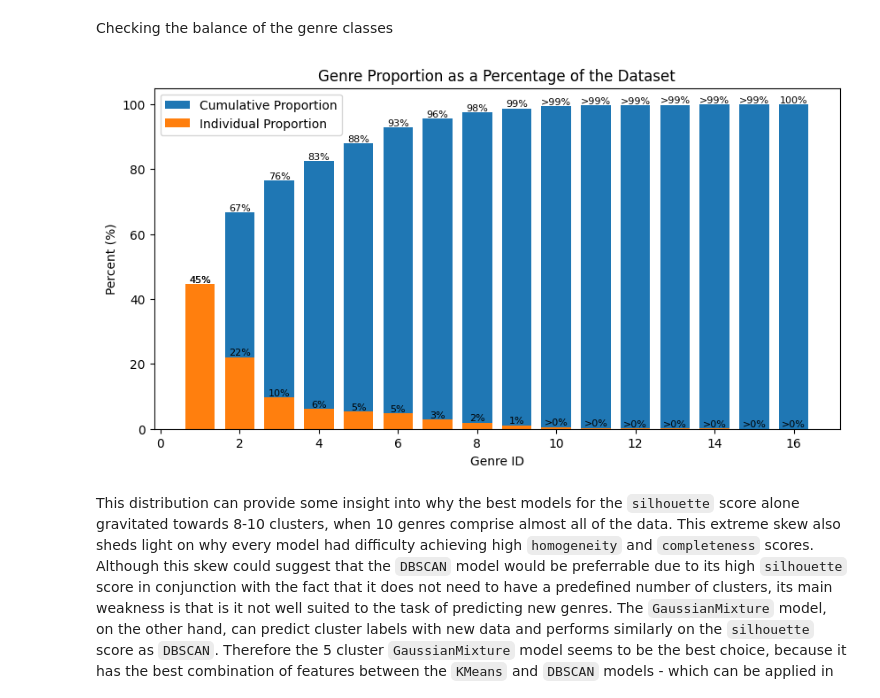
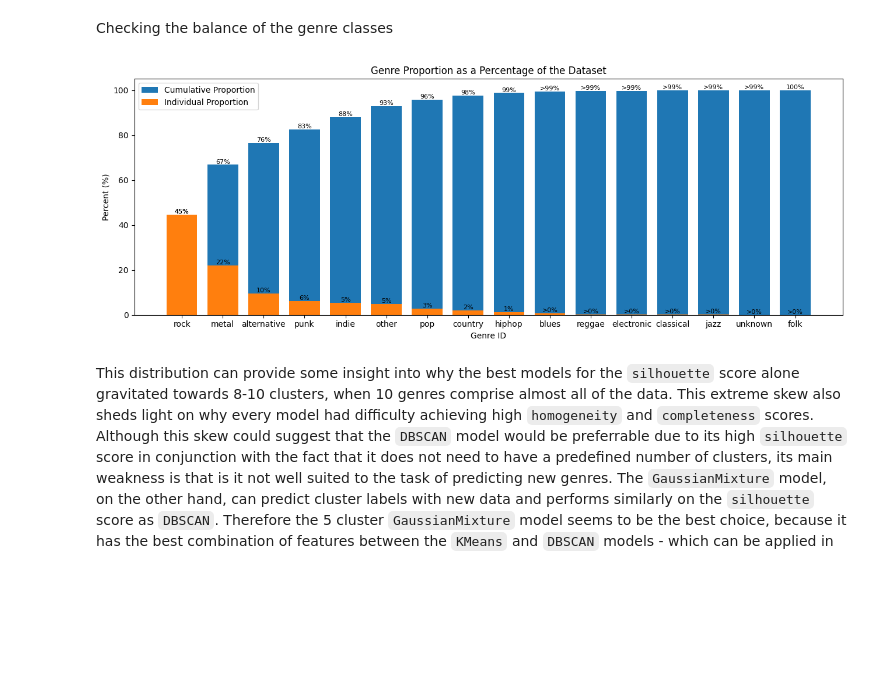
Before and after one commit to MattGroho/tab-hero, a Jupyter notebook: notebooks/unsupervised_pipeline_investigation.ipynb, the cells around one changed output. Saved outputs shown, nothing was run; the diff lists cells and outputs as text; code cells hidden in the pictures; blank space fills up the shorter version.

Commit message:
Updated the genre balance column chart to have the genre labels instead of the genre ids.

```diff
--- a/notebooks/unsupervised_pipeline_investigation.ipynb
+++ b/notebooks/unsupervised_pipeline_investigation.ipynb
@@ -1441,43 +1441,44 @@ labels = [
     "Individual Proportion"
 ]
 
-plt.figure(figsize=(10, 5))
+plt.figure(figsize=(13, 5))
 
-x = range(1,17)
+x = [GENRE_ID_MAP[i[0]] for i in genre_balance.index.values]
 
 for j, genre_dist in enumerate(genre_dists):
     plt.bar(
         x,
         genre_dist,
         width=.75,
         label=labels[j]
     )
 
     plt.ylabel("Percent (%)")
     plt.xlabel("Genre ID")
 
     for i in range(n_genres):
         proportion = genre_dist[i]
 
         if proportion > 99 and proportion < 100:
             data_label = f">{np.floor(proportion):.0f}%"
         elif proportion > 0 and proportion < 1:
             data_label = f">{np.floor(proportion):.0f}%"
         else:
             data_label = f"{np.round(proportion):.0f}%"
 
         plt.text(
-            i+1,
+            i,
             genre_dist[i] + .5,
             data_label,
             fontsize=8,
             ha='center'
         )
 
 plt.title("Genre Proportion as a Percentage of the Dataset")
+plt.tight_layout()
 plt.legend();
 # %% [output]
-[figure, old version]
+[figure, new version]
 # %% [markdown]
 This distribution can provide some insight into why the best models for the `silhouette` score alone gravitated towards 8-10 clusters, when 10 genres comprise almost all of the data. This extreme skew also sheds light on why every model had difficulty achieving high `homogeneity` and `completeness` scores. Although this skew could suggest that the `DBSCAN` model would be preferrable due to its high `silhouette` score in conjunction with the fact that it does not need to have a predefined number of clusters, its main weakness is that is it not well suited to the task of predicting new genres. The `GaussianMixture` model, on the other hand, can predict cluster labels with new data and performs similarly on the `silhouette` score as `DBSCAN`. Therefore the 5 cluster `GaussianMixture` model seems to be the best choice, because it has the best combination of features between the `KMeans` and `DBSCAN` models - which can be applied in the future when more training data is available. Due to the discrepancy between the generated clusters and the actual number of clusters, we can consider the clusters as super-genres instead of specific genres/sub-genres.
 
```
